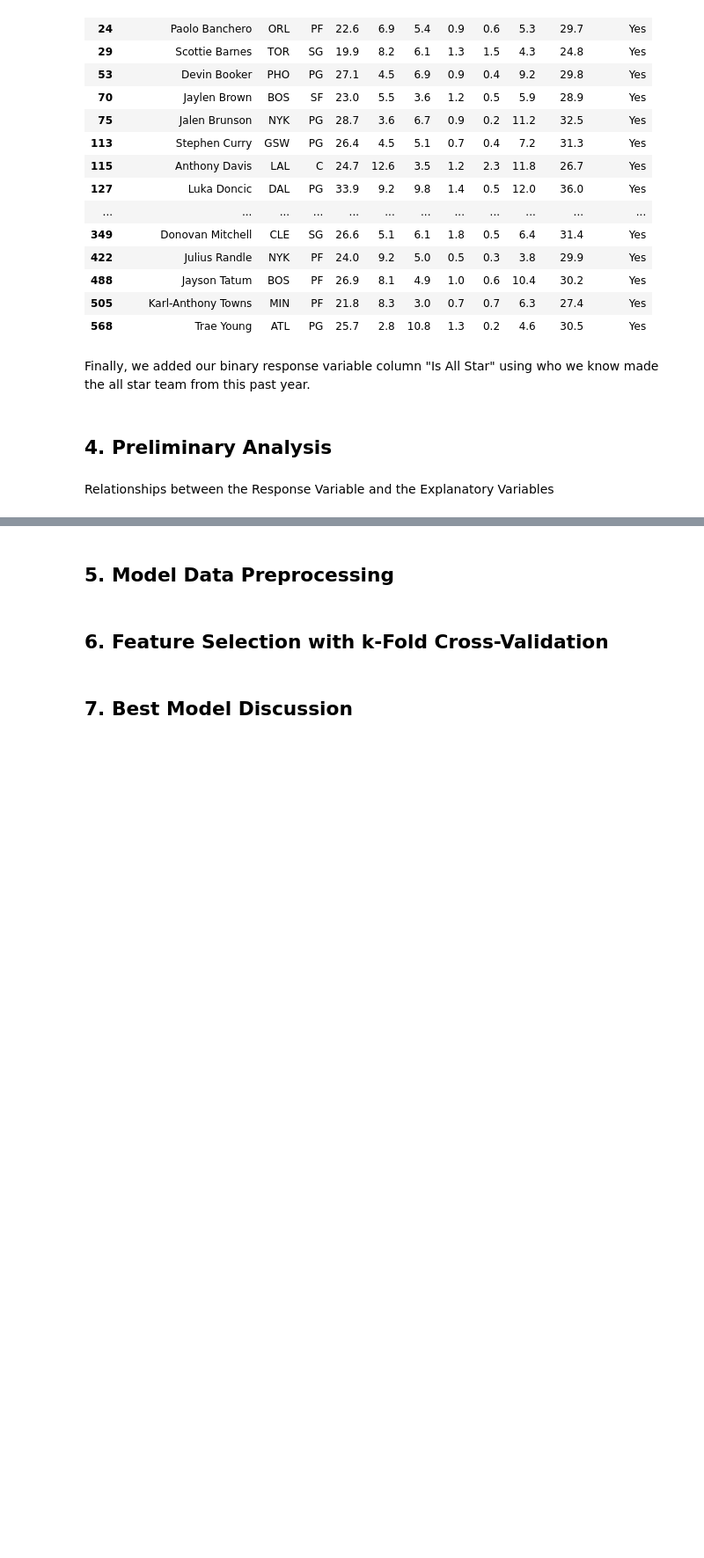
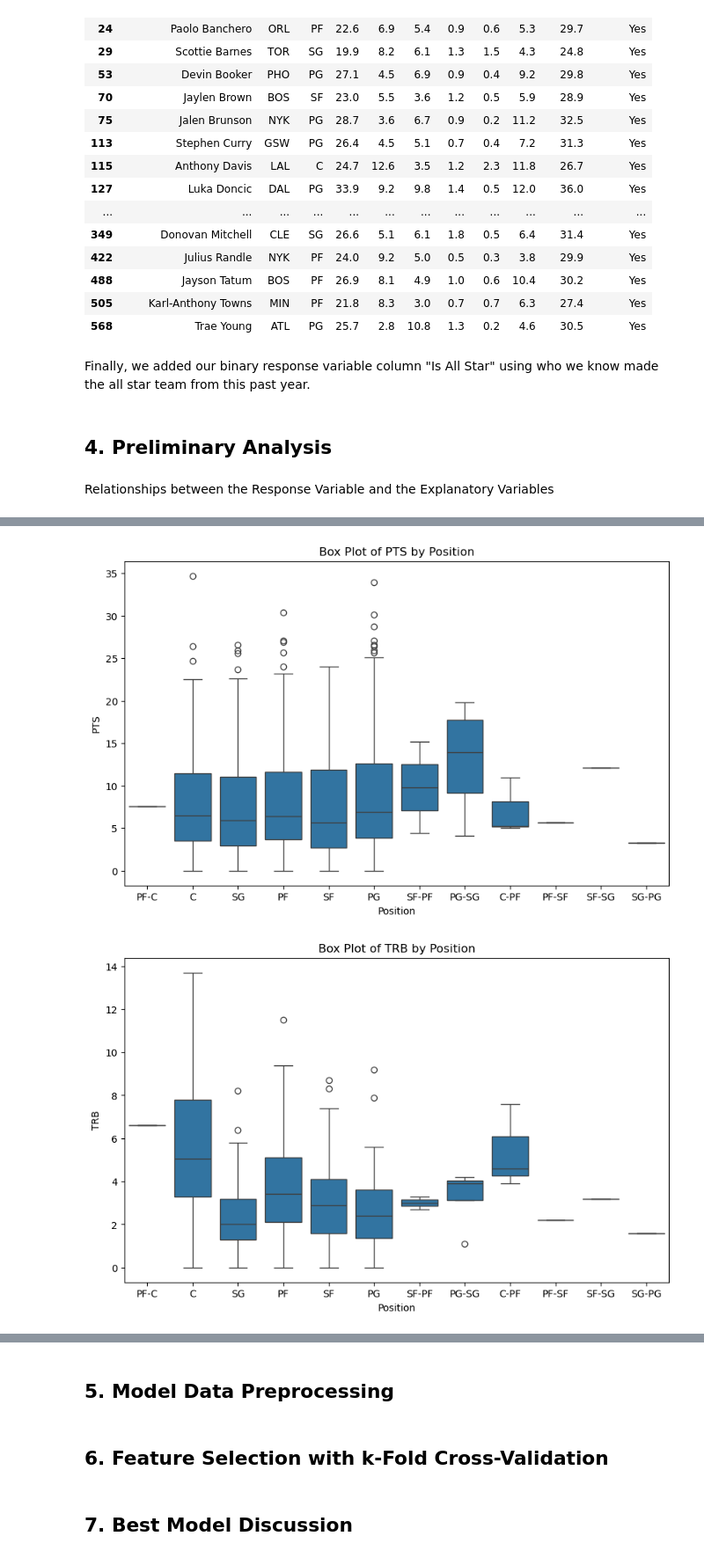
Before and after one commit to shray3420/stat207-final-project, a Jupyter notebook: Final_Project_ShrayAlbertJustin.ipynb, the cells around one changed output, grey strips where cells are left out. Shown at 88% size. Cells and saved outputs as stored; diff of their text form; code cells hidden in the pictures; blank space fills up the shorter version.

```diff
--- a/Final_Project_ShrayAlbertJustin.ipynb
+++ b/Final_Project_ShrayAlbertJustin.ipynb
@@ -256,0 +294,13 @@ for var in exp_variables:
+# %%
+variables = ['PTS', 'TRB', 'AST', 'STL', 'BLK', 'WS', 'USG%']
+
+for var in variables:
+    plt.figure(figsize=(10, 6))
+    sns.boxplot(x='Pos', y=var, data=final_df)
+    plt.title(f'Box Plot of {var} by Position')
+    plt.xlabel('Position')
+    plt.ylabel(var)
+    plt.show()
+# %% [output]
+[figure, added]
+[figure, added]
```
Also changed, not shown: parts of 19 cells of this notebook.
